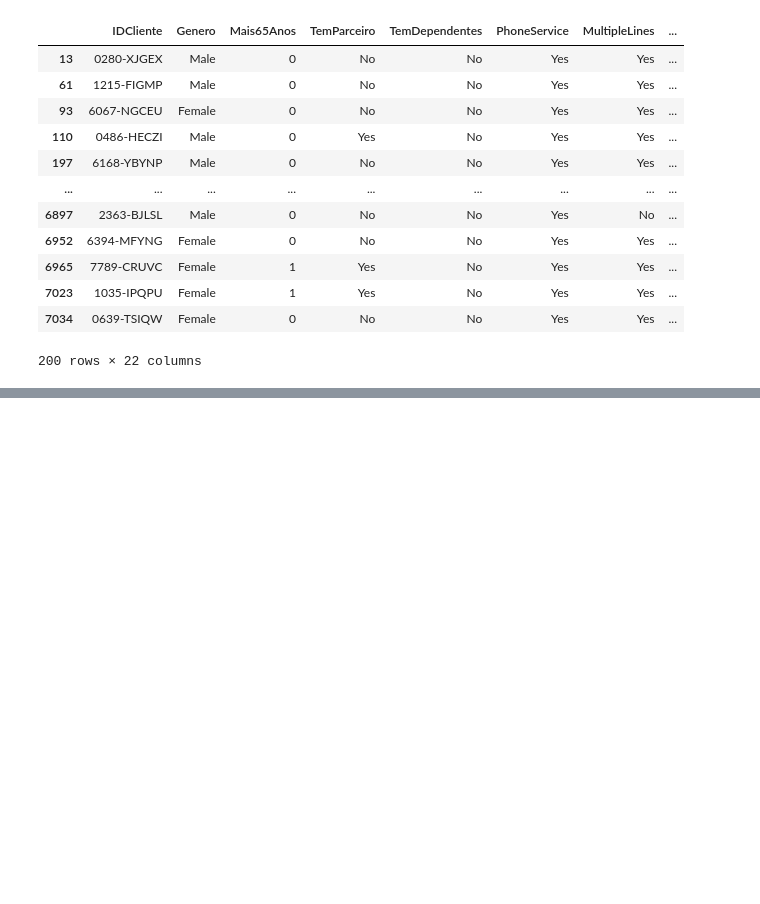
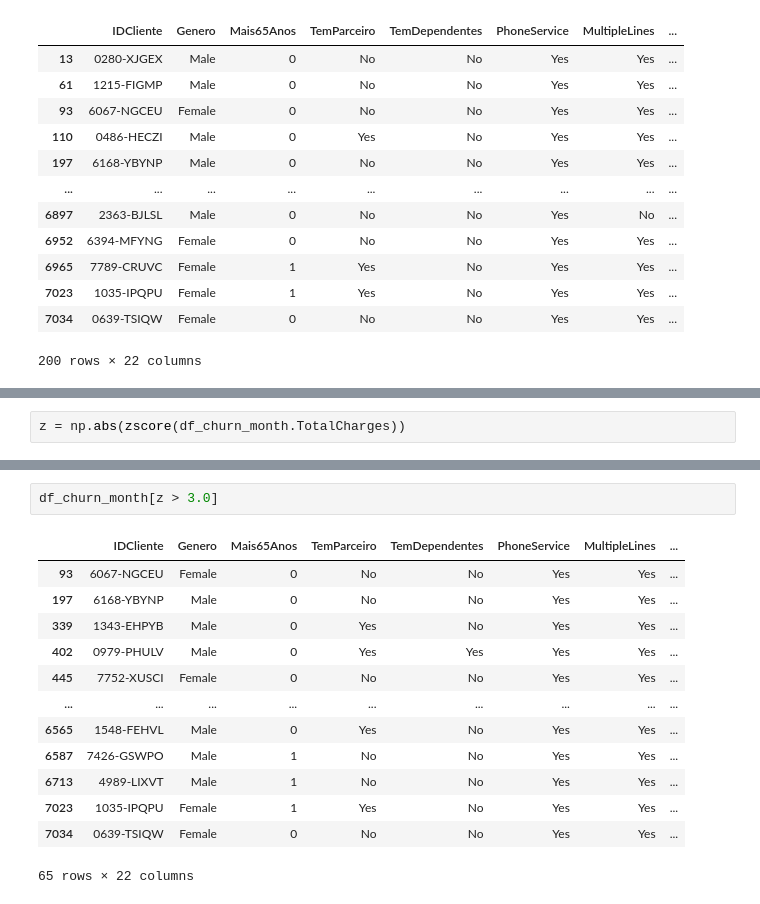
Before and after one commit to danilosalvador/IA_EDA, a Jupyter notebook: eda_churn.ipynb, the cells around one changed output, grey strips where cells are left out. Cells and saved outputs as stored; diff of their text form; blank space fills up the shorter version.

Commit message:
Hands-On - Método Zscore

```diff
--- a/eda_churn.ipynb
+++ b/eda_churn.ipynb
@@ -986,0 +994,2 @@ df_churn_month[(df_churn_month.TotalCharges < limInf_TotalCharges_month) | (df_c
+# %%
+z = np.abs(zscore(df_churn_month.TotalCharges))
@@ -986,0 +1011,16 @@ df_churn_month[(df_churn_month.TotalCharges < limInf_TotalCharges_month) | (df_c
+# %%
+df_churn_month[z > 3.0]
+# %% [output]
+|  | IDCliente | Genero | Mais65Anos | TemParceiro | TemDependentes | PhoneService | MultipleLines | ... |
+| 93 | 6067-NGCEU | Female | 0 | No | No | Yes | Yes | ... |
+| 197 | 6168-YBYNP | Male | 0 | No | No | Yes | Yes | ... |
+| 339 | 1343-EHPYB | Male | 0 | Yes | No | Yes | Yes | ... |
+| 402 | 0979-PHULV | Male | 0 | Yes | Yes | Yes | Yes | ... |
+| 445 | 7752-XUSCI | Female | 0 | No | No | Yes | Yes | ... |
+| ... | ... | ... | ... | ... | ... | ... | ... | ... |
+| 6565 | 1548-FEHVL | Male | 0 | Yes | No | Yes | Yes | ... |
+| 6587 | 7426-GSWPO | Male | 1 | No | No | Yes | Yes | ... |
+| 6713 | 4989-LIXVT | Male | 1 | No | No | Yes | Yes | ... |
+| 7023 | 1035-IPQPU | Female | 1 | Yes | No | Yes | Yes | ... |
+| 7034 | 0639-TSIQW | Female | 0 | No | No | Yes | Yes | ... |
+65 rows × 22 columns
```
Also changed, not shown: parts of 4 cells of this notebook.
